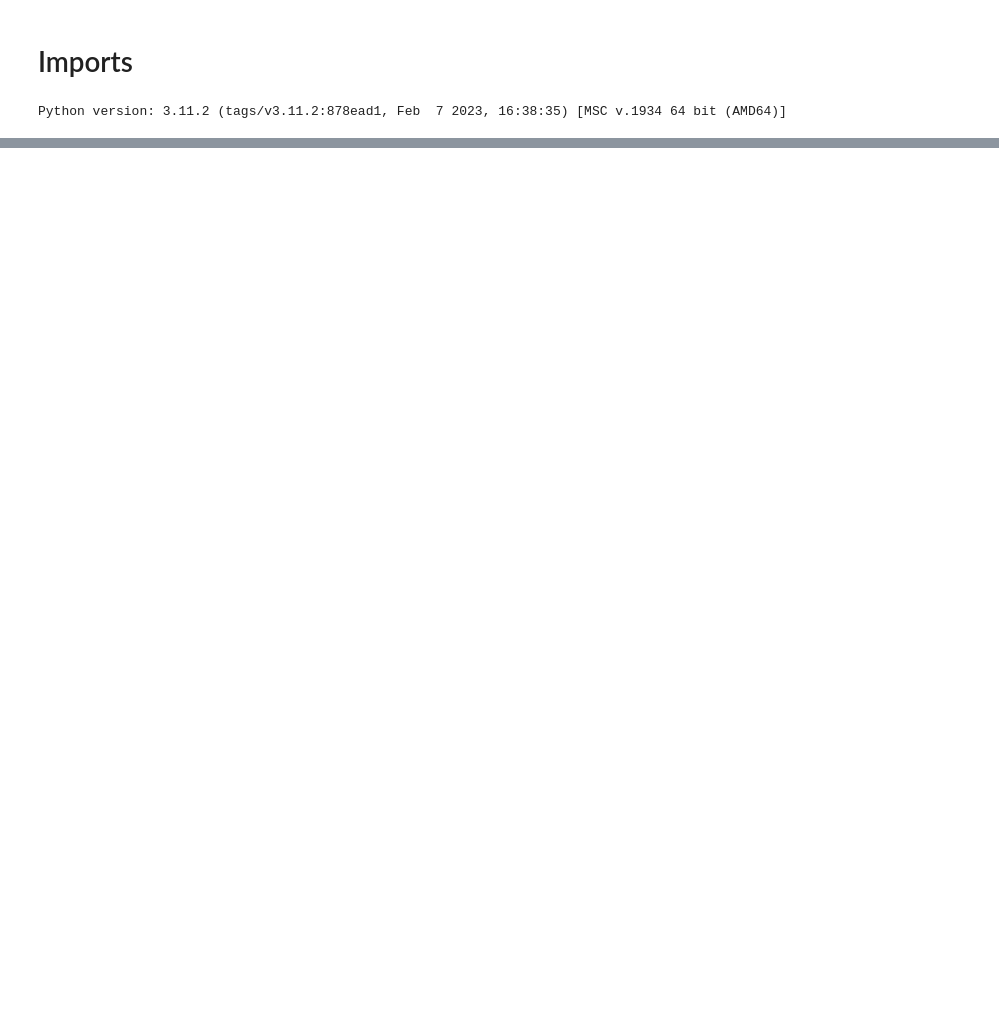
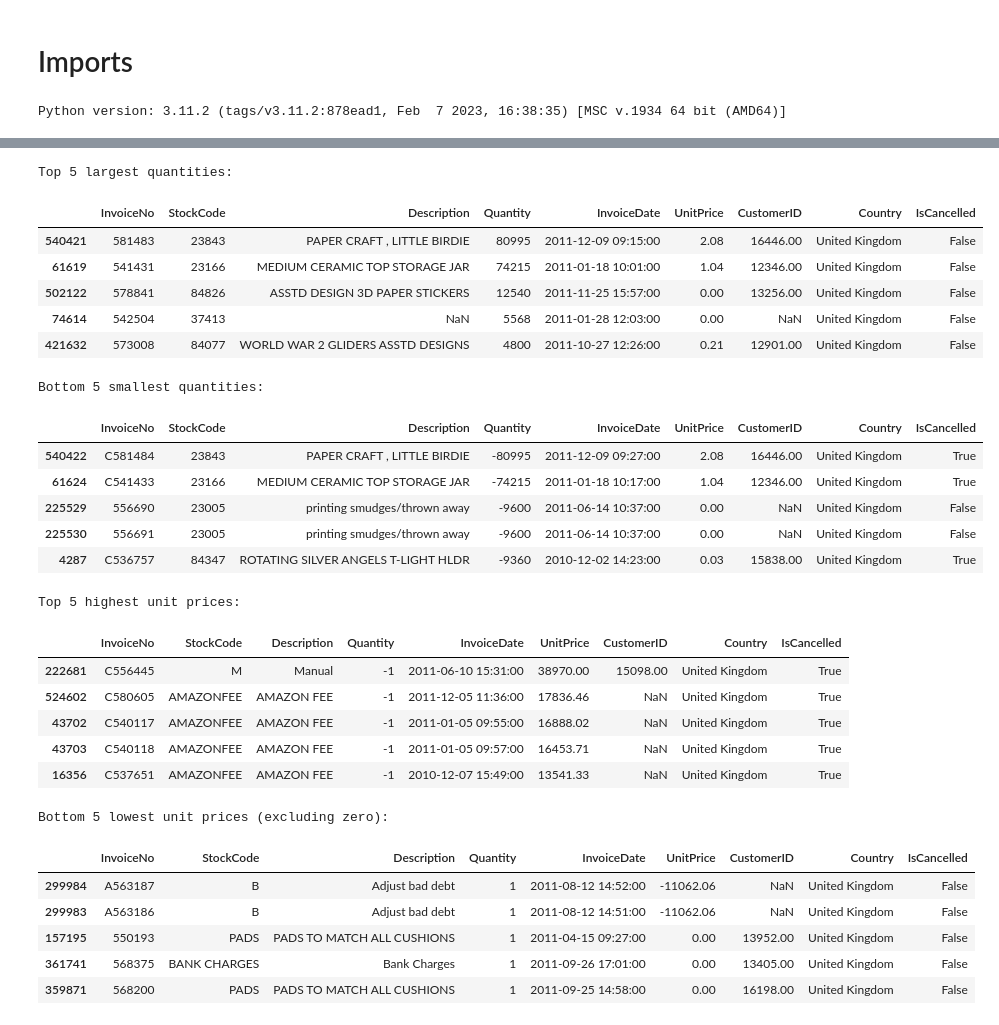
Before and after one commit to TarikBugraAy/customer-behavior-bi-project, a Jupyter notebook: notebooks/01_eda_and_cleaning.ipynb, the cells around one changed output, grey strips where cells are left out. Drawn from its saved outputs; the diff is of its cells as text; code cells hidden in the pictures; blank space fills up the shorter version.

```diff
--- a/notebooks/01_eda_and_cleaning.ipynb
+++ b/notebooks/01_eda_and_cleaning.ipynb
@@ -33,0 +319,45 @@ Python version: 3.11.2 (tags/v3.11.2:878ead1, Feb  7 2023, 16:38:35) [MSC v.1934
+# %%
+# Top 5 largest quantities
+print("Top 5 largest quantities:")
+display(df.sort_values(by='Quantity', ascending=False).head(5))
+
+# Bottom 5 smallest (most negative) quantities
+print("\nBottom 5 smallest quantities:")
+display(df.sort_values(by='Quantity').head(5))
+
+# Top 5 highest unit prices
+print("\nTop 5 highest unit prices:")
+display(df.sort_values(by='UnitPrice', ascending=False).head(5))
+
+# Bottom 5 lowest unit prices (excluding zero)
+print("\nBottom 5 lowest unit prices (excluding zero):")
+display(df[df['UnitPrice'] != 0].sort_values(by='UnitPrice').head(5))
+# %% [output]
+Top 5 largest quantities:
+|  | InvoiceNo | StockCode | Description | Quantity | InvoiceDate | UnitPrice | CustomerID | Country | IsCancelled |
+| 540421 | 581483 | 23843 | PAPER CRAFT , LITTLE BIRDIE | 80995 | 2011-12-09 09:15:00 | 2.08 | 16446.00 | United Kingdom | False |
+| 61619 | 541431 | 23166 | MEDIUM CERAMIC TOP STORAGE JAR | 74215 | 2011-01-18 10:01:00 | 1.04 | 12346.00 | United Kingdom | False |
+| 502122 | 578841 | 84826 | ASSTD DESIGN 3D PAPER STICKERS | 12540 | 2011-11-25 15:57:00 | 0.00 | 13256.00 | United Kingdom | False |
+| 74614 | 542504 | 37413 | NaN | 5568 | 2011-01-28 12:03:00 | 0.00 | NaN | United Kingdom | False |
+| 421632 | 573008 | 84077 | WORLD WAR 2 GLIDERS ASSTD DESIGNS | 4800 | 2011-10-27 12:26:00 | 0.21 | 12901.00 | United Kingdom | False |
+Bottom 5 smallest quantities:
+|  | InvoiceNo | StockCode | Description | Quantity | InvoiceDate | UnitPrice | CustomerID | Country | IsCancelled |
+| 540422 | C581484 | 23843 | PAPER CRAFT , LITTLE BIRDIE | -80995 | 2011-12-09 09:27:00 | 2.08 | 16446.00 | United Kingdom | True |
+| 61624 | C541433 | 23166 | MEDIUM CERAMIC TOP STORAGE JAR | -74215 | 2011-01-18 10:17:00 | 1.04 | 12346.00 | United Kingdom | True |
+| 225529 | 556690 | 23005 | printing smudges/thrown away | -9600 | 2011-06-14 10:37:00 | 0.00 | NaN | United Kingdom | False |
+| 225530 | 556691 | 23005 | printing smudges/thrown away | -9600 | 2011-06-14 10:37:00 | 0.00 | NaN | United Kingdom | False |
+| 4287 | C536757 | 84347 | ROTATING SILVER ANGELS T-LIGHT HLDR | -9360 | 2010-12-02 14:23:00 | 0.03 | 15838.00 | United Kingdom | True |
+Top 5 highest unit prices:
+|  | InvoiceNo | StockCode | Description | Quantity | InvoiceDate | UnitPrice | CustomerID | Country | IsCancelled |
+| 222681 | C556445 | M | Manual | -1 | 2011-06-10 15:31:00 | 38970.00 | 15098.00 | United Kingdom | True |
+| 524602 | C580605 | AMAZONFEE | AMAZON FEE | -1 | 2011-12-05 11:36:00 | 17836.46 | NaN | United Kingdom | True |
+| 43702 | C540117 | AMAZONFEE | AMAZON FEE | -1 | 2011-01-05 09:55:00 | 16888.02 | NaN | United Kingdom | True |
+| 43703 | C540118 | AMAZONFEE | AMAZON FEE | -1 | 2011-01-05 09:57:00 | 16453.71 | NaN | United Kingdom | True |
+| 16356 | C537651 | AMAZONFEE | AMAZON FEE | -1 | 2010-12-07 15:49:00 | 13541.33 | NaN | United Kingdom | True |
+Bottom 5 lowest unit prices (excluding zero):
+|  | InvoiceNo | StockCode | Description | Quantity | InvoiceDate | UnitPrice | CustomerID | Country | IsCancelled |
+| 299984 | A563187 | B | Adjust bad debt | 1 | 2011-08-12 14:52:00 | -11062.06 | NaN | United Kingdom | False |
+| 299983 | A563186 | B | Adjust bad debt | 1 | 2011-08-12 14:51:00 | -11062.06 | NaN | United Kingdom | False |
+| 157195 | 550193 | PADS | PADS TO MATCH ALL CUSHIONS | 1 | 2011-04-15 09:27:00 | 0.00 | 13952.00 | United Kingdom | False |
+| 361741 | 568375 | BANK CHARGES | Bank Charges | 1 | 2011-09-26 17:01:00 | 0.00 | 13405.00 | United Kingdom | False |
+| 359871 | 568200 | PADS | PADS TO MATCH ALL CUSHIONS | 1 | 2011-09-25 14:58:00 | 0.00 | 16198.00 | United Kingdom | False |
```
Also changed, not shown: parts of 17 cells of this notebook.
